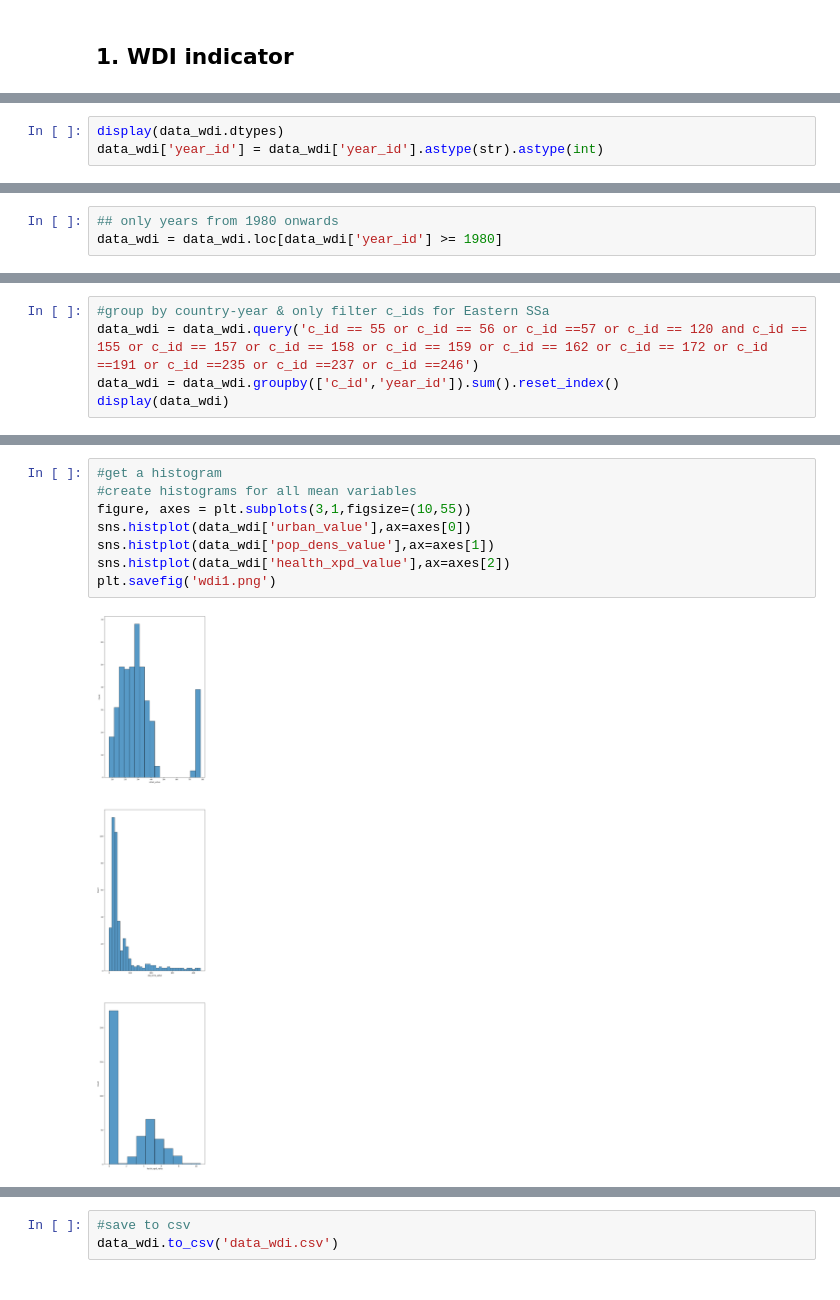
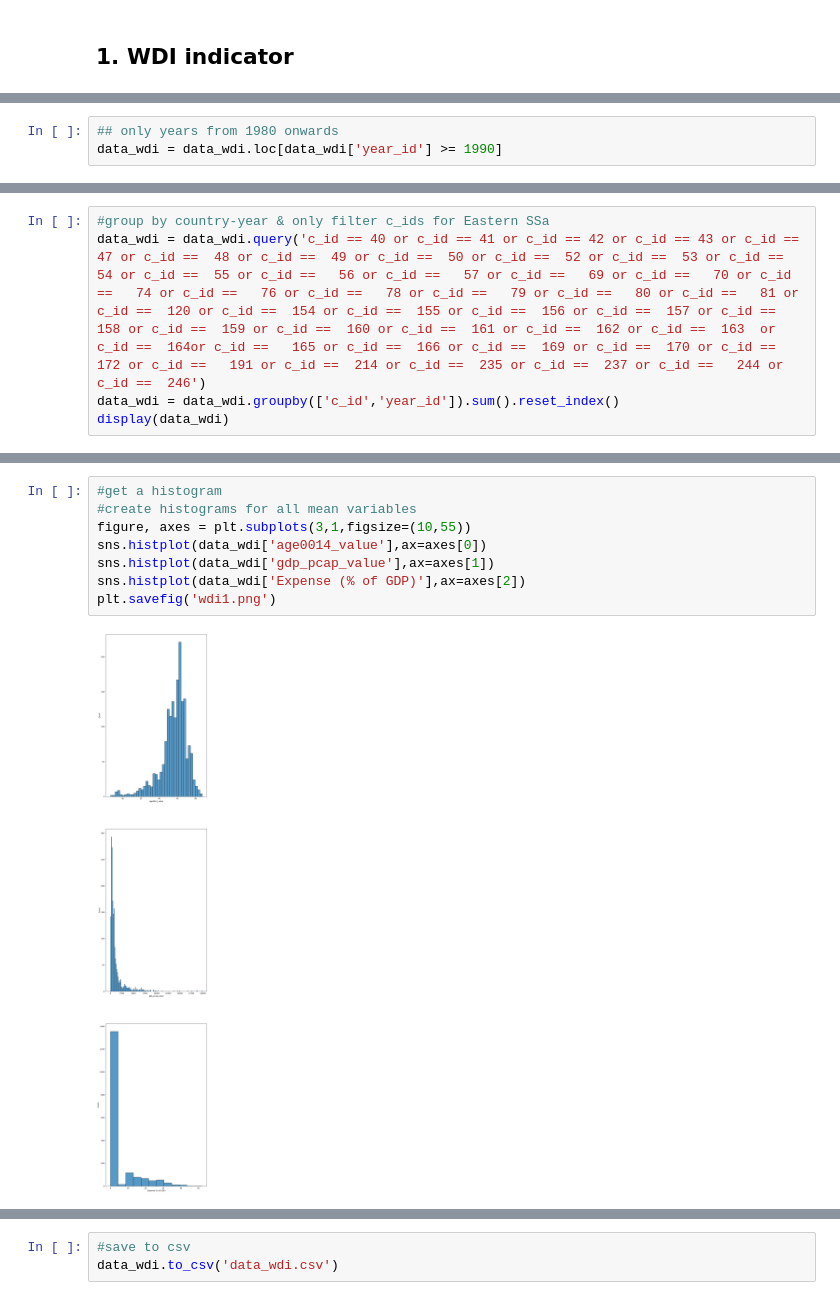
Before and after one commit to NatStrom/Thesis, a Jupyter notebook: controls.ipynb, the cells around one changed output, grey strips where cells are left out. Cells and saved outputs as stored; diff of their text form.

```diff
--- a/controls.ipynb
+++ b/controls.ipynb
@@ -202,3 +193,0 @@ display(data_wdi)
-# %%
-display(data_wdi.dtypes)
-data_wdi['year_id'] = data_wdi['year_id'].astype(str).astype(int)
@@ -212,3 +193,0 @@ dtype: object
-# %%
-## only years from 1980 onwards
-data_wdi = data_wdi.loc[data_wdi['year_id'] >= 1980]
@@ -255,0 +194,3 @@ countries with cy_id na below
+# %%
+## only years from 1980 onwards
+data_wdi = data_wdi.loc[data_wdi['year_id'] >= 1990]
@@ -256,6 +238,6 @@ countries with cy_id na below
 # %%
 #group by country-year & only filter c_ids for Eastern SSa
-data_wdi = data_wdi.query('c_id == 55 or c_id == 56 or c_id ==57 or c_id == 120 and c_id == 155 or c_id == 157 or c_id == 158 or c_id == 159 or c_id == 162 or c_id == 172 or c_id ==191 or c_id ==235 or c_id ==237 or c_id ==246')
+data_wdi = data_wdi.query('c_id == 40 or c_id == 41 or c_id == 42 or c_id == 43 or c_id ==  47 or c_id ==  48 or c_id ==  49 or c_id ==  50 or c_id ==  52 or c_id ==  53 or c_id ==  54 or c_id ==  55 or c_id ==   56 or c_id ==   57 or c_id ==   69 or c_id ==   70 or c_id ==   74 or c_id ==   76 or c_id ==   78 or c_id ==   79 or c_id ==   80 or c_id ==   81 or c_id ==  120 or c_id ==  154 or c_id ==  155 or c_id ==  156 or c_id ==  157 or c_id ==  158 or c_id ==  159 or c_id ==  160 or c_id ==  161 or c_id ==  162 or c_id ==  163  or c_id ==  164or c_id ==   165 or c_id ==  166 or c_id ==  169 or c_id ==  170 or c_id ==  172 or c_id ==   191 or c_id ==  214 or c_id ==  235 or c_id ==  237 or c_id ==   244 or c_id ==  246')
 data_wdi = data_wdi.groupby(['c_id','year_id']).sum().reset_index()
 display(data_wdi)
 # %% [output]
@@ -351,13 +321,13 @@ display(data_wdi.stb.freq(['c_id','year_id'],value='health_xpd_value'))
 # %%
 #get a histogram
 #create histograms for all mean variables
 figure, axes = plt.subplots(3,1,figsize=(10,55))
-sns.histplot(data_wdi['urban_value'],ax=axes[0])
-sns.histplot(data_wdi['pop_dens_value'],ax=axes[1])
-sns.histplot(data_wdi['health_xpd_value'],ax=axes[2])
+sns.histplot(data_wdi['age0014_value'],ax=axes[0])
+sns.histplot(data_wdi['gdp_pcap_value'],ax=axes[1])
+sns.histplot(data_wdi['Expense (% of GDP)'],ax=axes[2])
 plt.savefig('wdi1.png')
 # %% [output]
-[figure, old version]
+[figure, new version]
 # %%
 #create trendlines
 figure, axes = plt.subplots(3,1,figsize=(10,60))
```
Also changed, not shown: parts of 50 cells of this notebook, 2 other files.
